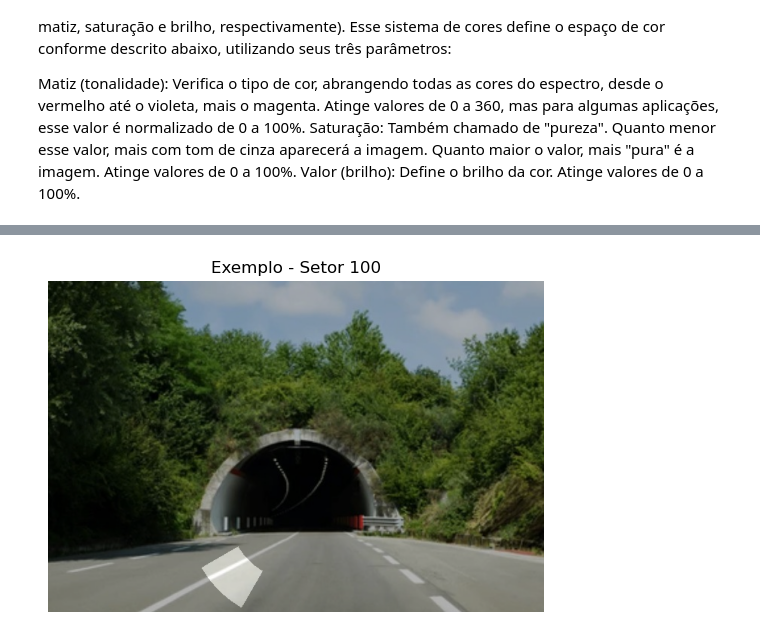
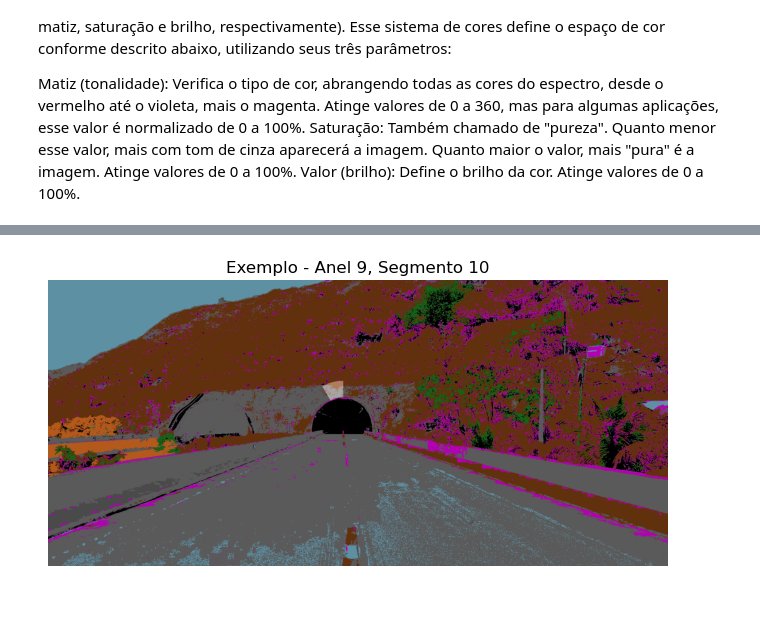
Before and after one commit to CarlosDutra740/Data-Science-Notebooks, a Jupyter notebook: ImageClassifierProject/Analisador de Imagem.ipynb, the cells around one changed output, grey strips where cells are left out. Drawn from its saved outputs; the diff is of its cells as text; code cells hidden in the pictures; blank space fills up the shorter version.

```diff
--- a/ImageClassifierProject/Analisador de Imagem.ipynb
+++ b/ImageClassifierProject/Analisador de Imagem.ipynb
@@ -216,0 +240,26 @@ def classificar_pixel(h, s, v):
+# %%
+# --- Converter imagem do uploader para numpy ---
+img_colorizada = bytes_para_cv2(img_colorizada_bytes)
+
+# --- Parâmetros da imagem ---
+h, w, _ = img_colorizada.shape
+h_camera = 2.5
+altura_visivel = 5.0
+
+# --- Parâmetros dos setores ---
+num_setores  = 12
+distancia_tunel = 150
+angulos_graus = [2.0, 3.0, 4.0, 5.8, 8.0, 11.6, 16.6, 24.0, 36.0, 56.8]
+lista_angulos = np.radians(angulos_graus)
+lista_raios = [distancia_tunel * np.tan(theta) for theta in lista_angulos]
+
+# --- Centro inicial calculado pela altura da câmera ---
+x_center_inicial = w // 2
+y_center_inicial = int(h - (h_camera / altura_visivel) * h)
+
+# --- Sliders interativos ---
+interact(
+    atualizar_setores,
+    x_center=IntSlider(min=0, max=w, step=1, value=x_center_inicial, description='X Center'),
+    y_center=IntSlider(min=0, max=h, step=1, value=y_center_inicial, description='Y Center')
+)
@@ -300,15 +450,22 @@ df.tail(24)
 # %%
-# Visualizar um exemplo de setor aplicado na imagem
-setor_exemplo =100
+# Parâmetros do setor que você quer visualizar
+anel_exemplo = 9        # anel de dentro para fora (0 = centro)
+segmento_exemplo = 10
+# segmento no sentido horário (1..num_setores)
 
+# Calcular índice do setor
+setor_exemplo = anel_exemplo * num_setores + (segmento_exemplo - 1)
+setor_exemplo=104
 
+# Criar máscara RGB e overlay
+mask_rgb = np.dstack([setores[setor_exemplo]*255]*3)
+overlay = cv2.addWeighted(img_colorizada, 0.7, mask_rgb, 0.3, 0)
 
-mask_rgb = np.dstack([setores[setor_exemplo]*255]*3)
-overlay = cv2.addWeighted(img, 0.7, mask_rgb, 0.3, 0)
-
+# Visualizar
+plt.figure(figsize=(8,8))
 plt.imshow(overlay)
-plt.title(f"Exemplo - Setor {setor_exemplo}")
+plt.title(f"Exemplo - Anel {anel_exemplo}, Segmento {segmento_exemplo}")
 plt.axis("off")
 plt.show()
 # %% [output]
-[figure, old version]
+[figure, new version]
```
Also changed, not shown: parts of 33 cells of this notebook.
